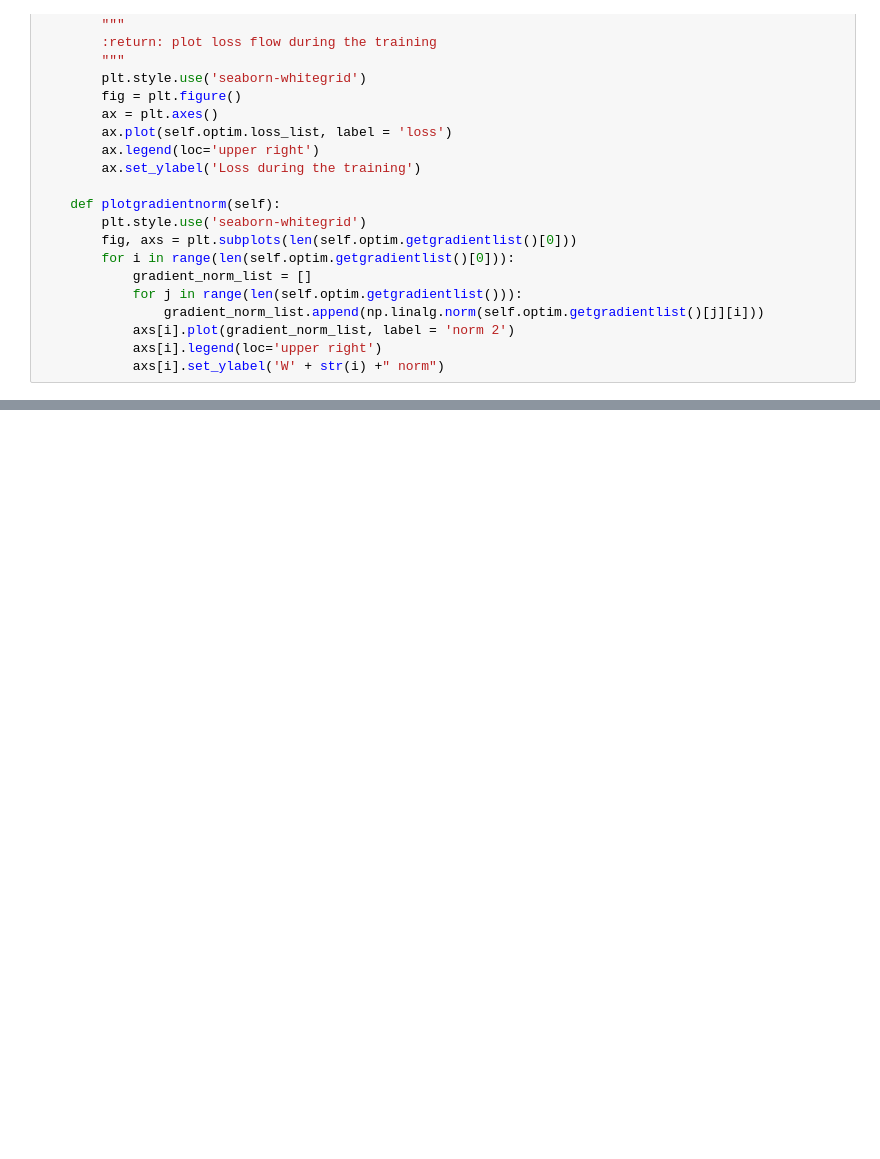
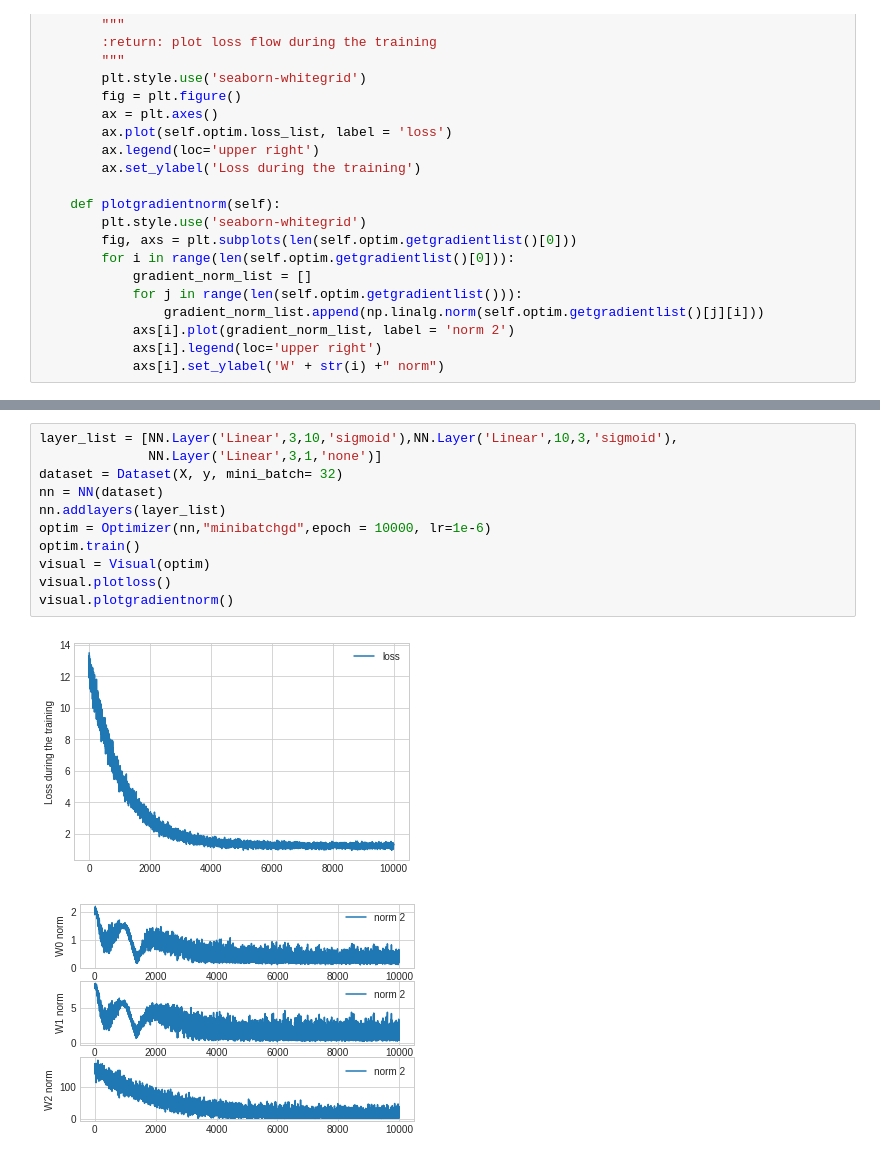
Before and after one commit to raulniconico/Nuwa0.0.1, a Jupyter notebook: Nuwa.ipynb, the cells around one changed output, grey strips where cells are left out. Cells and saved outputs as stored; diff of their text form; blank space fills up the shorter version.

```diff
--- a/Nuwa.ipynb
+++ b/Nuwa.ipynb
@@ -542,0 +528,14 @@ visual.plotgradientnorm()
+# %%
+layer_list = [NN.Layer('Linear',3,10,'sigmoid'),NN.Layer('Linear',10,3,'sigmoid'),
+              NN.Layer('Linear',3,1,'none')]
+dataset = Dataset(X, y, mini_batch= 32)
+nn = NN(dataset)
+nn.addlayers(layer_list)
+optim = Optimizer(nn,"minibatchgd",epoch = 10000, lr=1e-6)
+optim.train()
+visual = Visual(optim)
+visual.plotloss()
+visual.plotgradientnorm()
+# %% [output]
+[figure, added]
+[figure, added]
```
Also changed, not shown: parts of 4 cells of this notebook, 5 other files.
